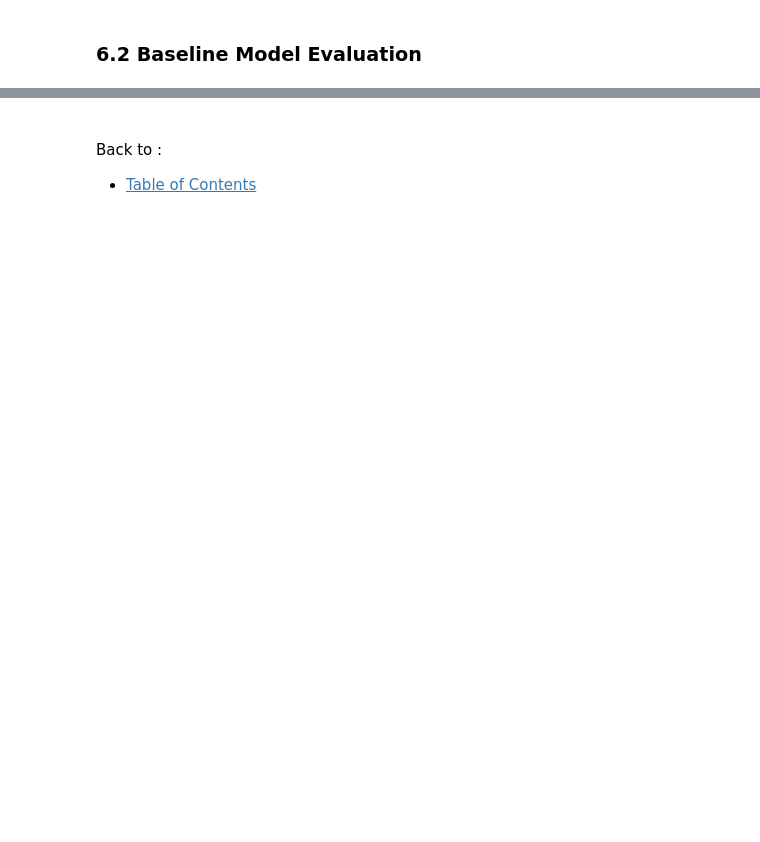
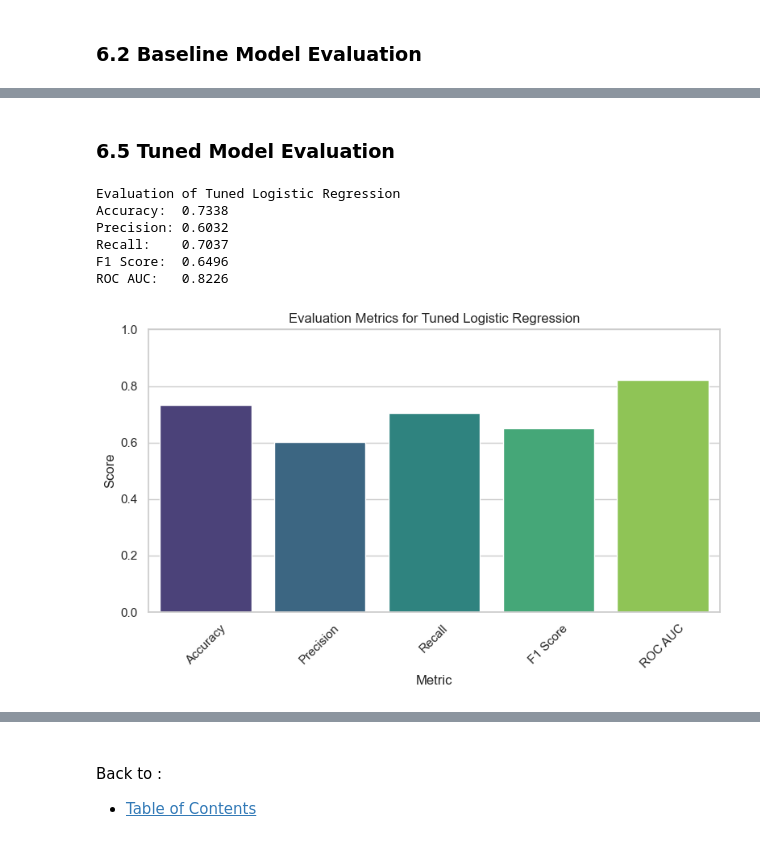
Before and after one commit to Similoluwa224/team_glucose_guard, a Jupyter notebook: capstone_diabetes.ipynb, the cells around one changed output, grey strips where cells are left out. Saved outputs shown, nothing was run; the diff lists cells and outputs as text; code cells hidden in the pictures; blank space fills up the shorter version.

```diff
--- a/capstone_diabetes.ipynb
+++ b/capstone_diabetes.ipynb
@@ -1291,0 +1706,42 @@ NameError: name 'results_df' is not defined
+# %% [markdown]
+### 6.5 Tuned Model Evaluation
+# %%
+# Calculate tuned metrics (Accuracy, Precision, Recall, F1 Score, ROC AUC)
+accuracy_tuned = accuracy_score(y_test, best_pred)
+precision_tuned = precision_score(y_test, best_pred)
+recall_tuned = recall_score(y_test, best_pred)
+f1_tuned = f1_score(y_test, best_pred)
+roc_auc_tuned = roc_auc_score(y_test, best_proba)
+
+# Print results
+print(f"Evaluation of Tuned {best_model_name}")
+print(f"Accuracy:  {accuracy_tuned:.4f}")
+print(f"Precision: {precision_tuned:.4f}")
+print(f"Recall:    {recall_tuned:.4f}")
+print(f"F1 Score:  {f1_tuned:.4f}")
+print(f"ROC AUC:   {roc_auc_tuned:.4f}")
+# %% [output]
+Evaluation of Tuned Logistic Regression
+Accuracy:  0.7338
+Precision: 0.6032
+Recall:    0.7037
+F1 Score:  0.6496
+ROC AUC:   0.8226
+# %%
+# Setting tuned metrics into a dataframe
+metrics_tuned = pd.DataFrame({
+    'Metric': ['Accuracy', 'Precision', 'Recall', 'F1 Score', 'ROC AUC'],
+    'Score': [accuracy_tuned, precision_tuned, recall_tuned, f1_tuned, roc_auc_tuned]
+})
+
+# Visualizing tuned metrics results
+plt.figure(figsize=(8, 5))
+sns.barplot(data=metrics_tuned, x='Metric', y='Score', hue='Metric', palette='viridis', legend=False)
+plt.ylim(0, 1)
+plt.title(f"Evaluation Metrics for Tuned {best_model_name}")
+plt.ylabel("Score")
+plt.xticks(rotation=45)
+plt.tight_layout()
+plt.show()
+# %% [output]
+[figure, added]
```
Also changed, not shown: parts of 80 cells of this notebook, 3 other files.
